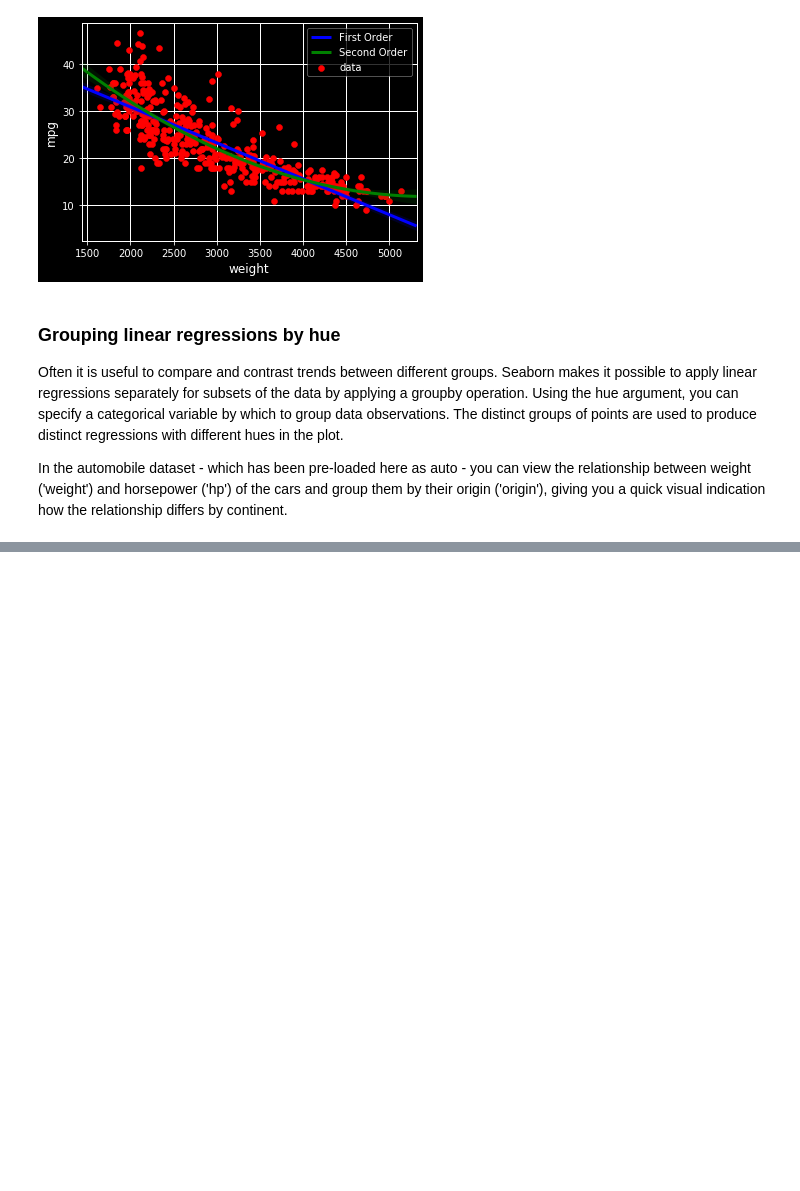
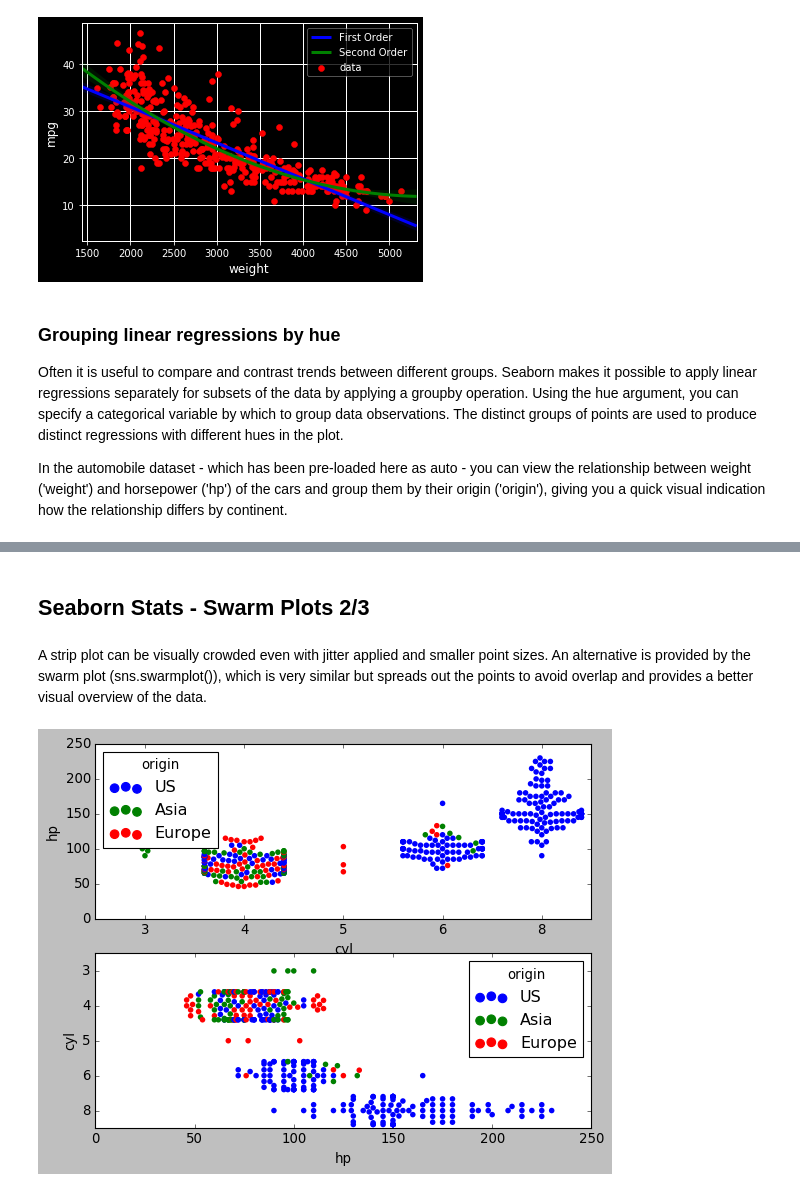
Before and after one commit to afminmax/DC-Data-Scientist-Lessons, a Jupyter notebook: 14-Intro-to-Python-Visualizations/python-viz-1.ipynb, the cells around one changed output, grey strips where cells are left out. Drawn from its saved outputs; the diff is of its cells as text; code cells hidden in the pictures; blank space fills up the shorter version.

```diff
--- a/14-Intro-to-Python-Visualizations/python-viz-1.ipynb
+++ b/14-Intro-to-Python-Visualizations/python-viz-1.ipynb
@@ -634,0 +653,18 @@ plt.show()
+# %% [markdown]
+## Seaborn Stats - Swarm Plots 2/3
+# %% [markdown]
+A strip plot can be visually crowded even with jitter applied and smaller point sizes. An alternative is provided by the swarm plot (sns.swarmplot()), which is very similar but spreads out the points to avoid overlap and provides a better visual overview of the data.
+# %%
+# Generate a swarm plot of 'hp' grouped horizontally by 'cyl'
+plt.subplot(2,1,1)
+sns.swarmplot(x='cyl', y='hp', data=auto, hue='origin')
+
+# Generate a swarm plot of 'hp' grouped vertically by 'cyl' with a hue of 'origin'
+plt.subplot(2,1,2)
+sns.swarmplot(x='hp', y='cyl', data=auto, hue='origin', orient='h')
+
+# Display the plot
+plt.style.use('classic')
+plt.show()
+# %% [output]
+[figure, added]
```
Also changed, not shown: parts of 25 cells of this notebook.
